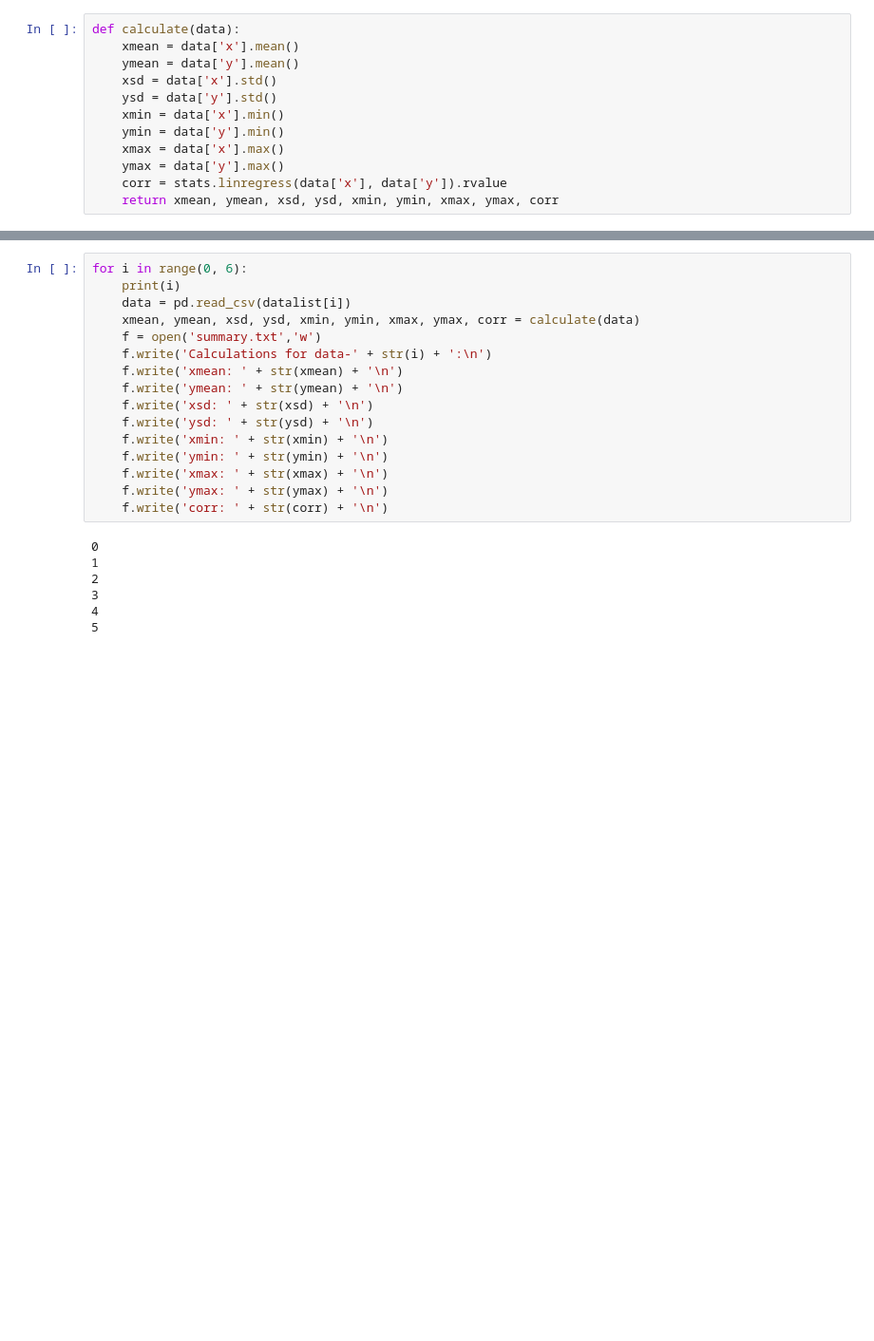
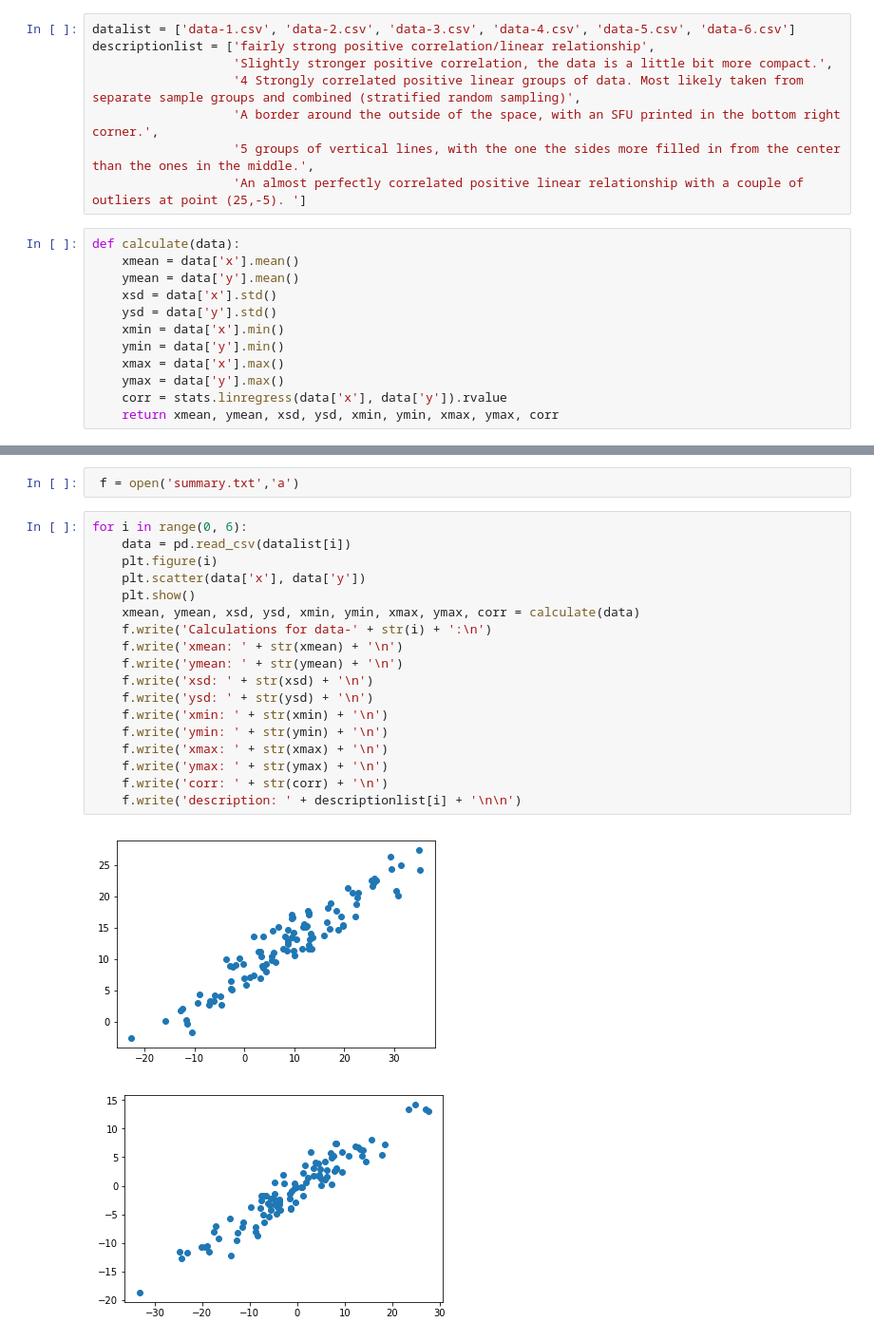
Before and after one commit to ajpershick/318, a Jupyter notebook: e5/summary.ipynb, the cells around one changed output, grey strips where cells are left out. Shown at 95% size. Drawn from its saved outputs; the diff is of its cells as text; blank space fills up the shorter version.

```diff
--- a/e5/summary.ipynb
+++ b/e5/summary.ipynb
@@ -9,3 +6,11 @@ descriptionlist = ['', 'data-2.csv', 'data-3.csv', 'data-4.csv', 'data-5.csv', '
+# %%
+datalist = ['data-1.csv', 'data-2.csv', 'data-3.csv', 'data-4.csv', 'data-5.csv', 'data-6.csv']
+descriptionlist = ['fairly strong positive correlation/linear relationship',
+                   'Slightly stronger positive correlation, the data is a little bit more compact.',
+                   '4 Strongly correlated positive linear groups of data. Most likely taken from separate sample groups and combined (stratified random sampling)',
+                   'A border around the outside of the space, with an SFU printed in the bottom right corner.',
+                   '5 groups of vertical lines, with the one the sides more filled in from the center than the ones in the middle.',
+                   'An almost perfectly correlated positive linear relationship with a couple of outliers at point (25,-5). ']
 # %%
 def calculate(data):
     xmean = data['x'].mean()
@@ -21,23 +31,23 @@ def calculate(data):
+# %%
+ f = open('summary.txt','a')
 # %%
 for i in range(0, 6):
-    print(i)
     data = pd.read_csv(datalist[i])
+    plt.figure(i)
+    plt.scatter(data['x'], data['y'])
+    plt.show()
     xmean, ymean, xsd, ysd, xmin, ymin, xmax, ymax, corr = calculate(data)
-    f = open('summary.txt','w')
     f.write('Calculations for data-' + str(i) + ':\n')
     f.write('xmean: ' + str(xmean) + '\n')
     f.write('ymean: ' + str(ymean) + '\n')
     f.write('xsd: ' + str(xsd) + '\n')
     f.write('ysd: ' + str(ysd) + '\n')
     f.write('xmin: ' + str(xmin) + '\n')
     f.write('ymin: ' + str(ymin) + '\n')
     f.write('xmax: ' + str(xmax) + '\n')
     f.write('ymax: ' + str(ymax) + '\n')
     f.write('corr: ' + str(corr) + '\n')
+    f.write('description: ' + descriptionlist[i] + '\n\n')
 # %% [output]
-0
-1
-2
-3
-4
-5
+[figure, added]
+[figure, added]
```
Also changed, not shown: parts of 4 cells of this notebook, 2 other files.
